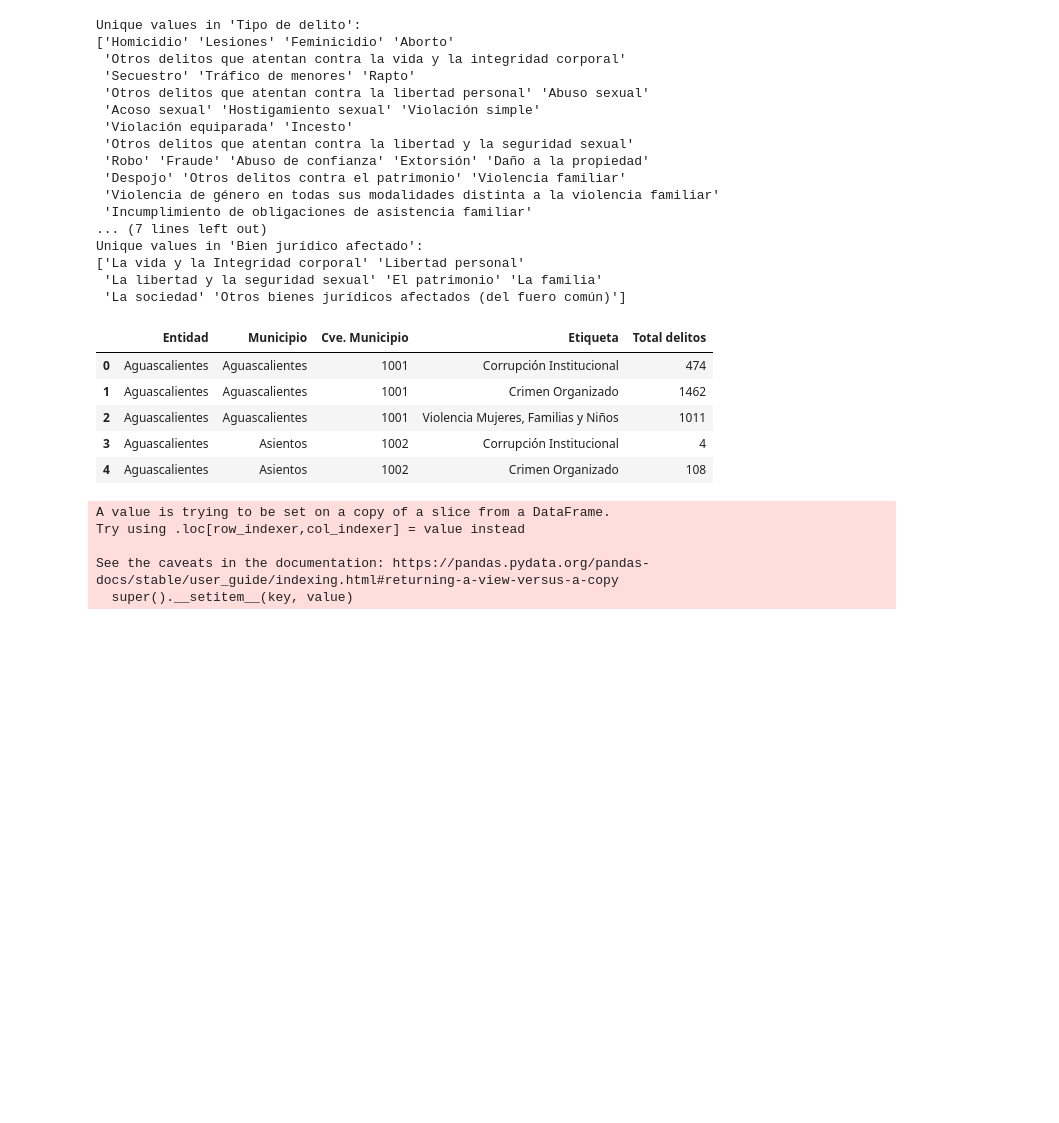
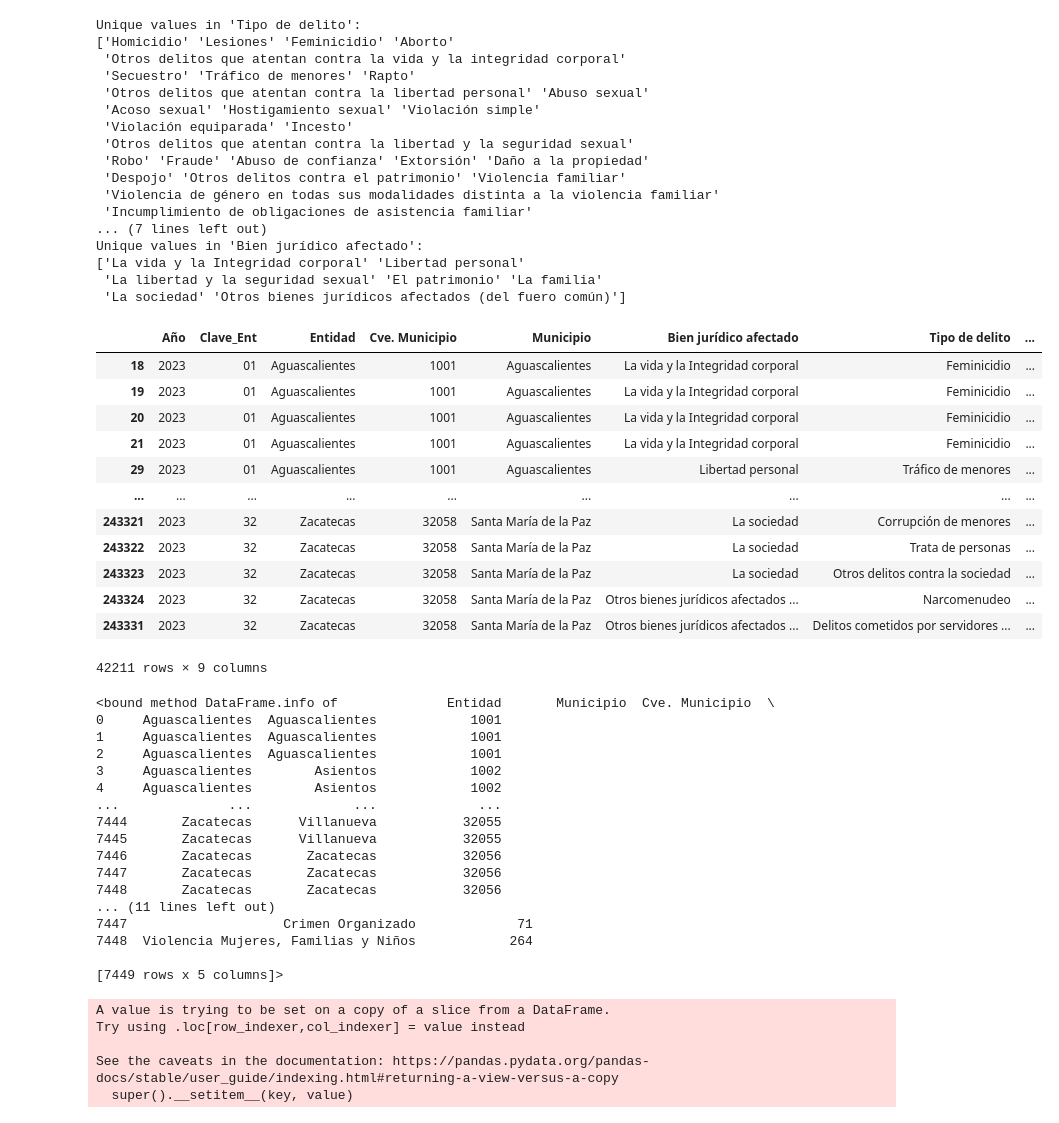
Before and after one commit to puriarter21/Mapa_Migracion_Irregular_Mexico, a Jupyter notebook: 1. Mapas/1. Mapas/Metodo_1/areas/risk zone.ipynb, the cells around one changed output. Saved outputs shown, nothing was run; the diff lists cells and outputs as text; code cells hidden in the pictures; blank space fills up the shorter version.

```diff
--- a/1. Mapas/1. Mapas/Metodo_1/areas/risk zone.ipynb
+++ b/1. Mapas/1. Mapas/Metodo_1/areas/risk zone.ipynb
@@ -12,3 +12,9 @@ import geopandas as gpd
 import matplotlib.pyplot as plt
 # %%
 crime2023 = pd.read_excel('/Users/pablouriarte/Downloads/Municipal-Delitos-2015-2024_mar2024/2023.xlsx')
+# %%
+# Cambiar el formato de la columna 'Clave_Ent' a dos dígitos
+crime2023['Clave_Ent'] = crime2023['Clave_Ent'].astype(str).apply(lambda x: x.zfill(2))
+
+# Mostrar el DataFrame actualizado para verificar los cambios
+print(crime2023['Clave_Ent'])
@@ -121,6 +179,22 @@ filtered_crime2023['Total delitos'] = filtered_crime2023[meses].sum(axis=1)
 
 # Eliminar las columnas individuales de los meses si ya no se necesitan
 filtered_crime2023 = filtered_crime2023.drop(columns=meses)
+# %%
+filtered_crime2023
+# %% [output]
+|  | Año | Clave_Ent | Entidad | Cve. Municipio | Municipio | Bien jurídico afectado | Tipo de delito | ... |
+| 18 | 2023 | 01 | Aguascalientes | 1001 | Aguascalientes | La vida y la Integridad corporal | Feminicidio | ... |
+| 19 | 2023 | 01 | Aguascalientes | 1001 | Aguascalientes | La vida y la Integridad corporal | Feminicidio | ... |
+| 20 | 2023 | 01 | Aguascalientes | 1001 | Aguascalientes | La vida y la Integridad corporal | Feminicidio | ... |
+| 21 | 2023 | 01 | Aguascalientes | 1001 | Aguascalientes | La vida y la Integridad corporal | Feminicidio | ... |
+| 29 | 2023 | 01 | Aguascalientes | 1001 | Aguascalientes | Libertad personal | Tráfico de menores | ... |
+| ... | ... | ... | ... | ... | ... | ... | ... | ... |
+| 243321 | 2023 | 32 | Zacatecas | 32058 | Santa María de la Paz | La sociedad | Corrupción de menores | ... |
+| 243322 | 2023 | 32 | Zacatecas | 32058 | Santa María de la Paz | La sociedad | Trata de personas | ... |
+| 243323 | 2023 | 32 | Zacatecas | 32058 | Santa María de la Paz | La sociedad | Otros delitos contra la sociedad | ... |
+| 243324 | 2023 | 32 | Zacatecas | 32058 | Santa María de la Paz | Otros bienes jurídicos afectados ... | Narcomenudeo | ... |
+| 243331 | 2023 | 32 | Zacatecas | 32058 | Santa María de la Paz | Otros bienes jurídicos afectados ... | Delitos cometidos por servidores ... | ... |
+42211 rows × 9 columns
 # %%
 def etiquetar(row):
     if row['Bien jurídico afectado'] == 'La vida y la Integridad corporal' and row['Tipo de delito'] == 'Feminicidio':
@@ -152,11 +226,22 @@ df_aggregated = df_reduced.groupby(['Cve. Municipio', 'Etiqueta']).agg({'Total d
 # %%
-df_aggregated.head()
+df_aggregated.info
 # %% [output]
-|  | Entidad | Municipio | Cve. Municipio | Etiqueta | Total delitos |
-| 0 | Aguascalientes | Aguascalientes | 1001 | Corrupción Institucional | 474 |
-| 1 | Aguascalientes | Aguascalientes | 1001 | Crimen Organizado | 1462 |
-| 2 | Aguascalientes | Aguascalientes | 1001 | Violencia Mujeres, Familias y Niños | 1011 |
-| 3 | Aguascalientes | Asientos | 1002 | Corrupción Institucional | 4 |
-| 4 | Aguascalientes | Asientos | 1002 | Crimen Organizado | 108 |
+<bound method DataFrame.info of              Entidad       Municipio  Cve. Municipio  \
+0     Aguascalientes  Aguascalientes            1001
+1     Aguascalientes  Aguascalientes            1001
+2     Aguascalientes  Aguascalientes            1001
+3     Aguascalientes        Asientos            1002
+4     Aguascalientes        Asientos            1002
+...              ...             ...             ...
+7444       Zacatecas      Villanueva           32055
+7445       Zacatecas      Villanueva           32055
+7446       Zacatecas       Zacatecas           32056
+7447       Zacatecas       Zacatecas           32056
+7448       Zacatecas       Zacatecas           32056
+... (11 lines left out)
+7447                    Crimen Organizado             71
+7448  Violencia Mujeres, Familias y Niños            264
+
+[7449 rows x 5 columns]>
 # %%
 # Seleccionar las columnas necesarias de 'mx_mun'
```
Also changed, not shown: parts of 16 cells of this notebook.
